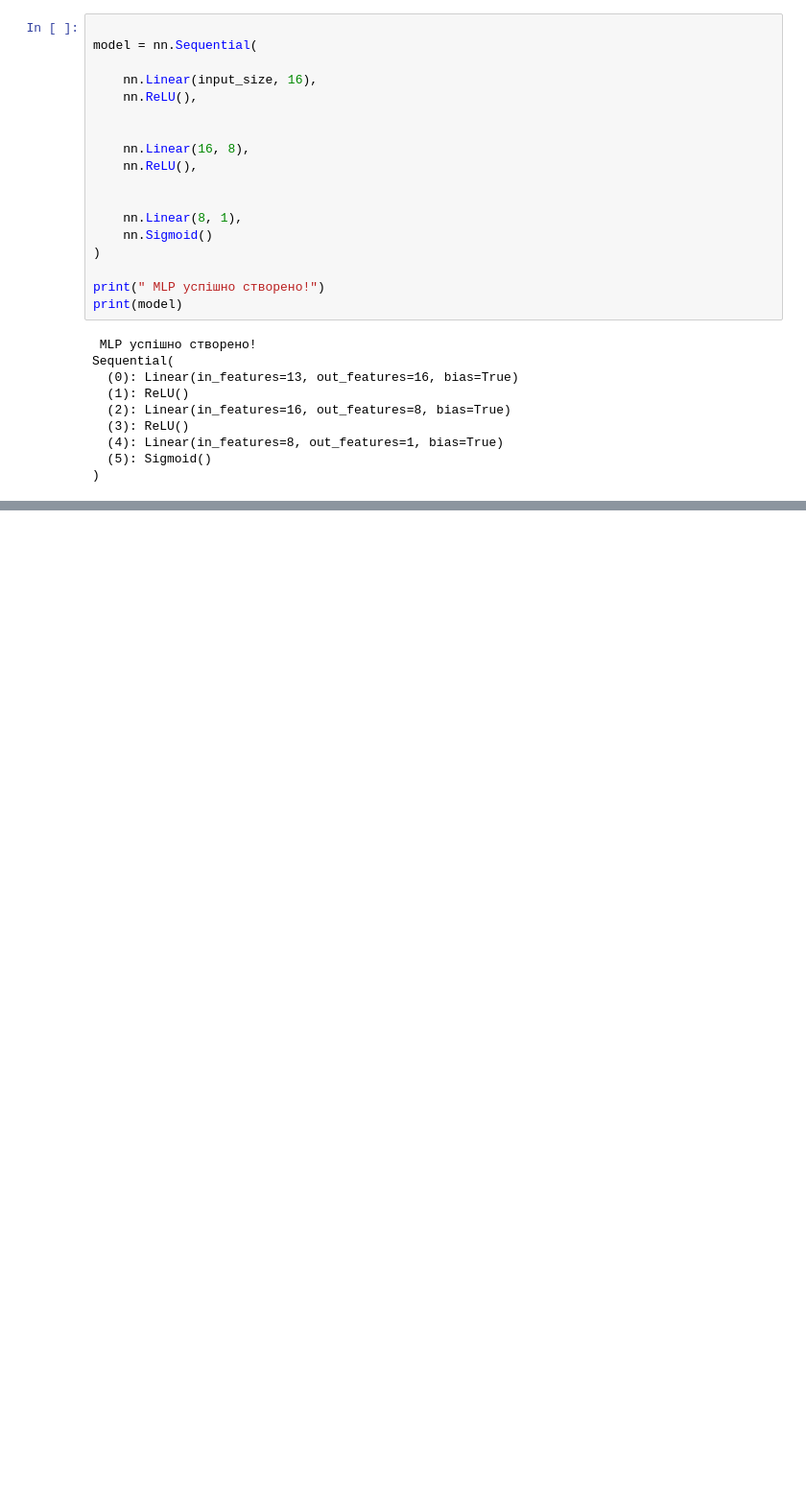
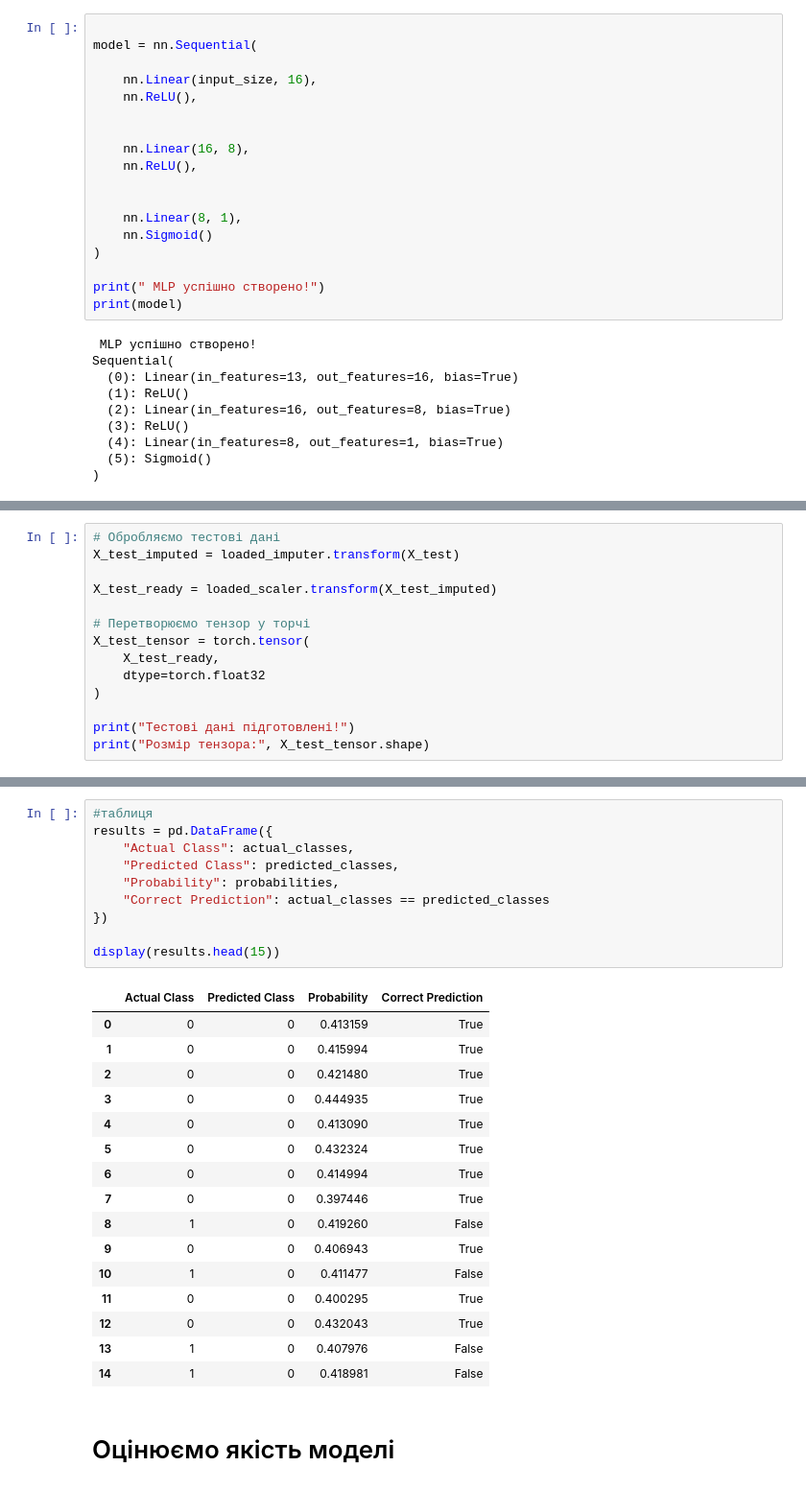
Before and after one commit to Vladthe49th/jupyter, a Jupyter notebook: health_risk.ipynb, the cells around one changed output, grey strips where cells are left out. Shown at 96% size. Cells and saved outputs as stored; diff of their text form; blank space fills up the shorter version.

```diff
--- a/health_risk.ipynb
+++ b/health_risk.ipynb
@@ -323,0 +394,14 @@ tensor([[0.5694],
+# %%
+# Обробляємо тестові дані
+X_test_imputed = loaded_imputer.transform(X_test)
+
+X_test_ready = loaded_scaler.transform(X_test_imputed)
+
+# Перетворюємо тензор у торчі
+X_test_tensor = torch.tensor(
+    X_test_ready,
+    dtype=torch.float32
+)
+
+print("Тестові дані підготовлені!")
+print("Розмір тензора:", X_test_tensor.shape)
@@ -323,0 +430,29 @@ tensor([[0.5694],
+# %%
+#таблиця
+results = pd.DataFrame({
+    "Actual Class": actual_classes,
+    "Predicted Class": predicted_classes,
+    "Probability": probabilities,
+    "Correct Prediction": actual_classes == predicted_classes
+})
+
+display(results.head(15))
+# %% [output]
+|  | Actual Class | Predicted Class | Probability | Correct Prediction |
+| 0 | 0 | 0 | 0.413159 | True |
+| 1 | 0 | 0 | 0.415994 | True |
+| 2 | 0 | 0 | 0.421480 | True |
+| 3 | 0 | 0 | 0.444935 | True |
+| 4 | 0 | 0 | 0.413090 | True |
+| 5 | 0 | 0 | 0.432324 | True |
+| 6 | 0 | 0 | 0.414994 | True |
+| 7 | 0 | 0 | 0.397446 | True |
+| 8 | 1 | 0 | 0.419260 | False |
+| 9 | 0 | 0 | 0.406943 | True |
+| 10 | 1 | 0 | 0.411477 | False |
+| 11 | 0 | 0 | 0.400295 | True |
+| 12 | 0 | 0 | 0.432043 | True |
+| 13 | 1 | 0 | 0.407976 | False |
+| 14 | 1 | 0 | 0.418981 | False |
+# %% [markdown]
+# Оцінюємо якість моделі
```
Also changed, not shown: parts of 11 cells of this notebook, 3 other files.
